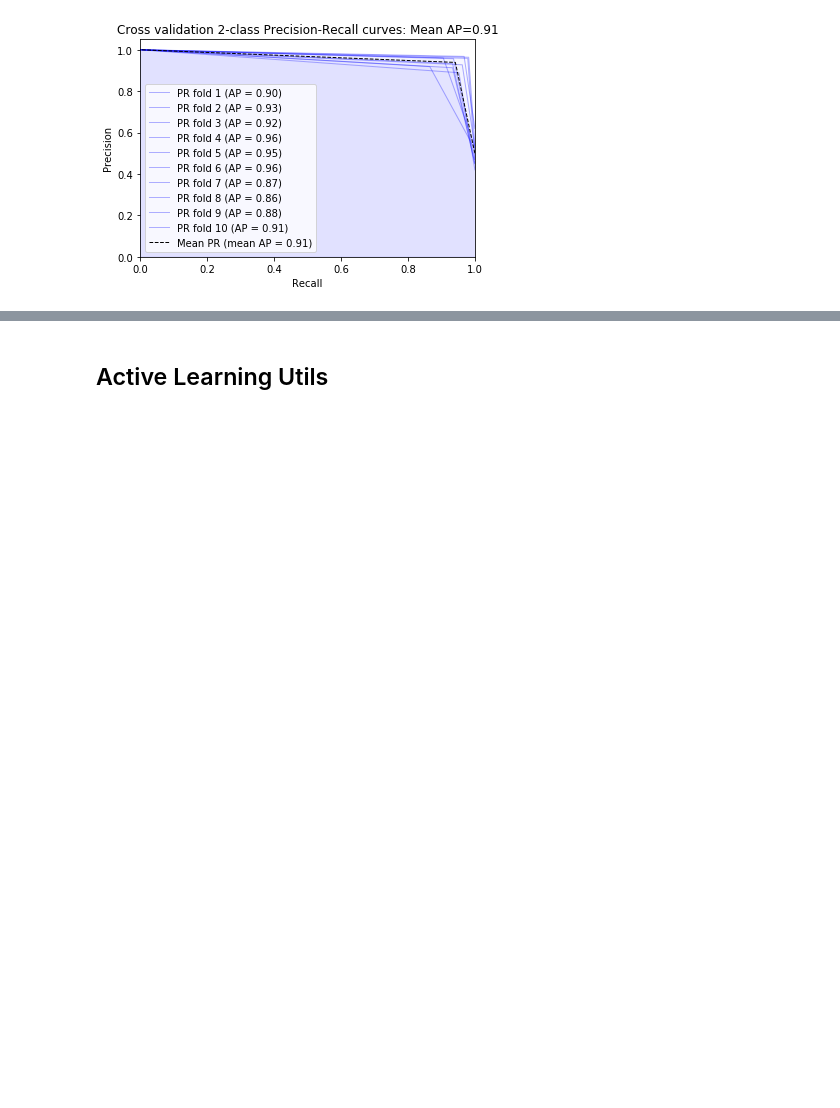
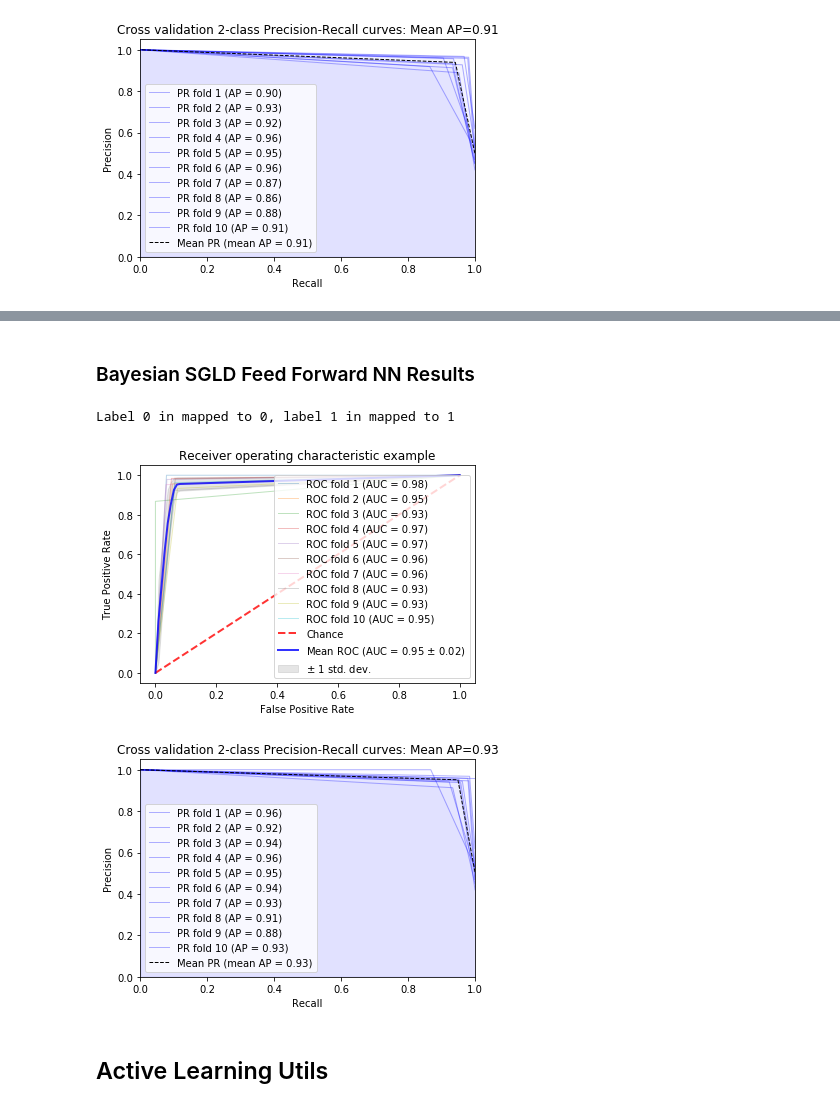
Before and after one commit to sahanmar/Peony, a Jupyter notebook: Peony_project/showcase/showcase_peony_project_basic_functions.ipynb, the cells around one changed output, grey strips where cells are left out. Saved outputs shown, nothing was run; the diff lists cells and outputs as text; code cells hidden in the pictures; blank space fills up the shorter version.

```diff
--- a/Peony_project/showcase/showcase_peony_project_basic_functions.ipynb
+++ b/Peony_project/showcase/showcase_peony_project_basic_functions.ipynb
@@ -206,0 +240,5 @@ Label 11 in mapped to 0, label 12 in mapped to 1
+# %%
+peony_model = PeonyBoxModel(HuffPostTransform)
+k_fold = k_fold_corss_validation(
+        peony_model.bayesian_sgld_nn, HuffPostWordEmbeddingsTransform, instances, labels, 10
+    )
@@ -207,3 +259,11 @@ Label 11 in mapped to 0, label 12 in mapped to 1
+# %% [markdown]
+### Bayesian SGLD Feed Forward NN Results
+# %%
+calculate_binary_metrics(k_fold)
+# %% [output]
+Label 0 in mapped to 0, label 1 in mapped to 1
+[figure, added]
+[figure, added]
 # %% [markdown]
 ## Active Learning Utils
 # %% [markdown]
```
Also changed, not shown: parts of 9 cells of this notebook, 9 other files.
